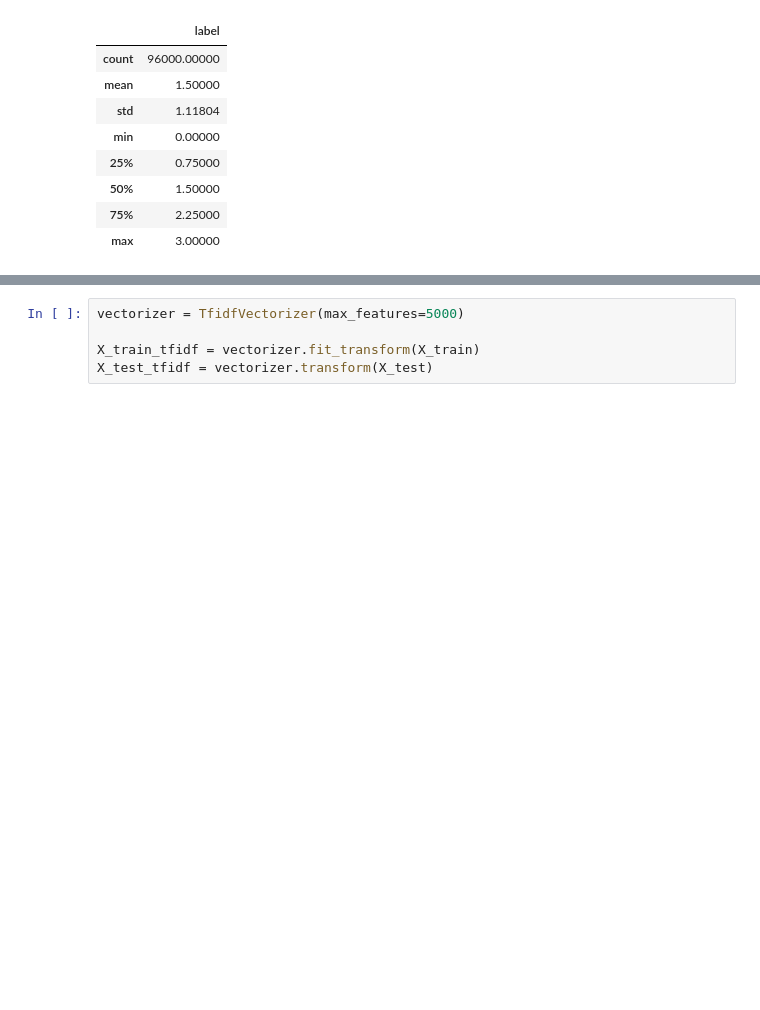
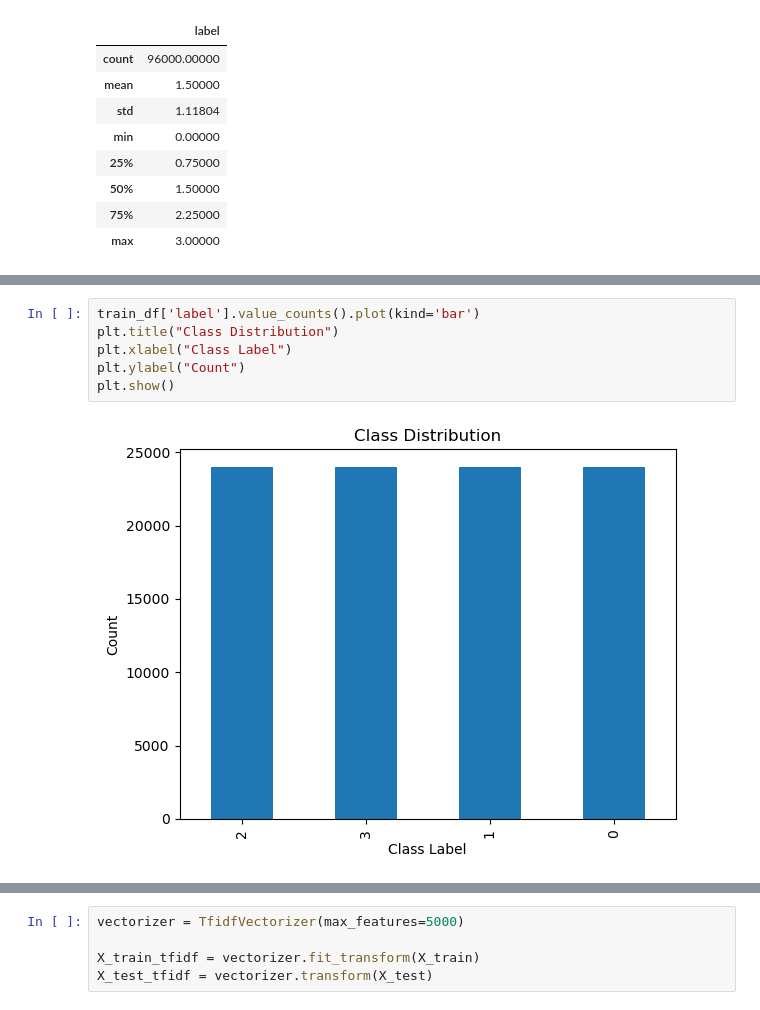
Before and after one commit to a-yushnab/News-Classification-using-ML, a Jupyter notebook: AyushnabPoudel_23048641.ipynb, the cells around one changed output, grey strips where cells are left out. Drawn from its saved outputs; the diff is of its cells as text; blank space fills up the shorter version.

```diff
--- a/AyushnabPoudel_23048641.ipynb
+++ b/AyushnabPoudel_23048641.ipynb
@@ -59,0 +79,8 @@ df = pd.concat([train_df, test_df], ignore_index=True)
+# %%
+train_df['label'].value_counts().plot(kind='bar')
+plt.title("Class Distribution")
+plt.xlabel("Class Label")
+plt.ylabel("Count")
+plt.show()
+# %% [output]
+[figure, added]
```
Also changed, not shown: parts of 25 cells of this notebook.
